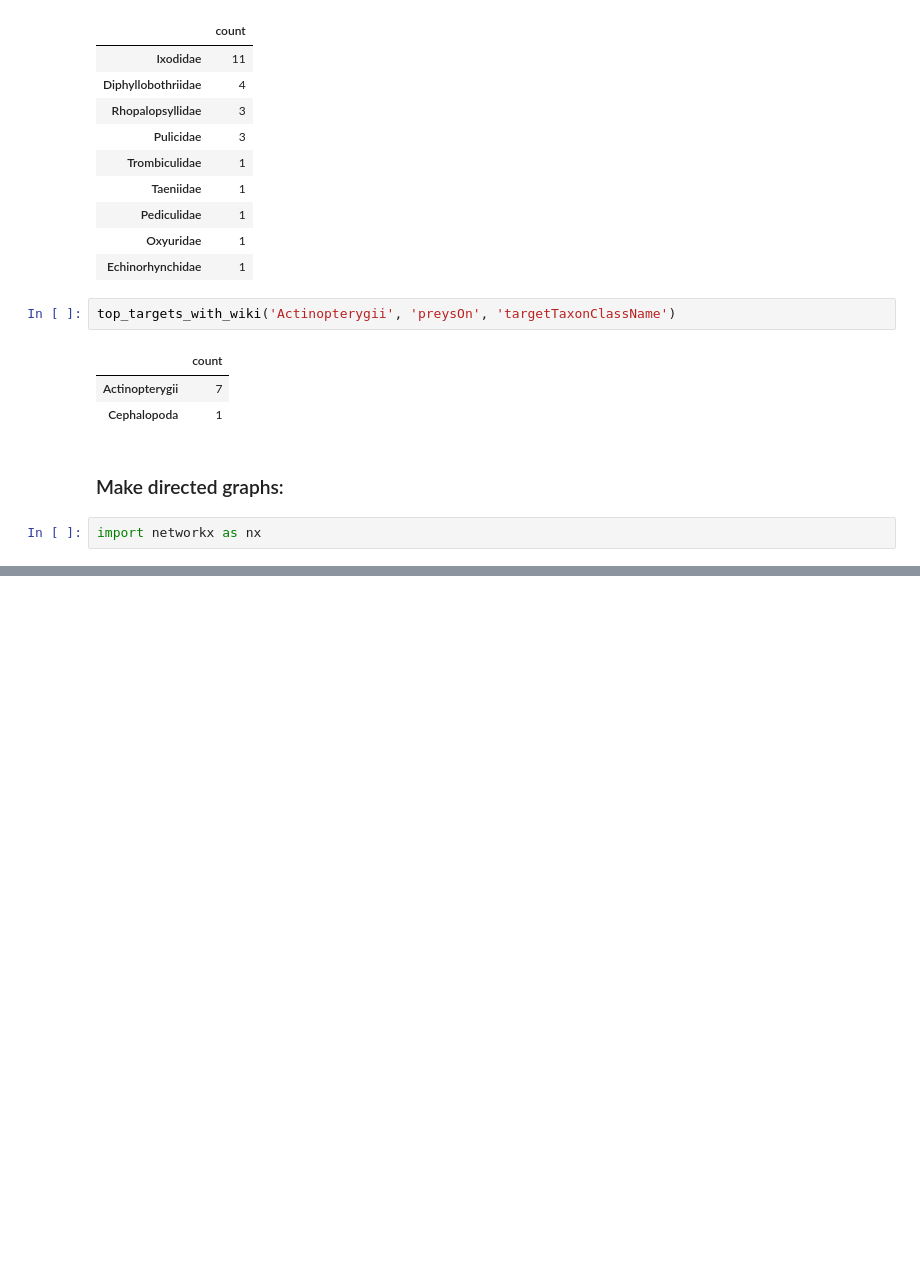
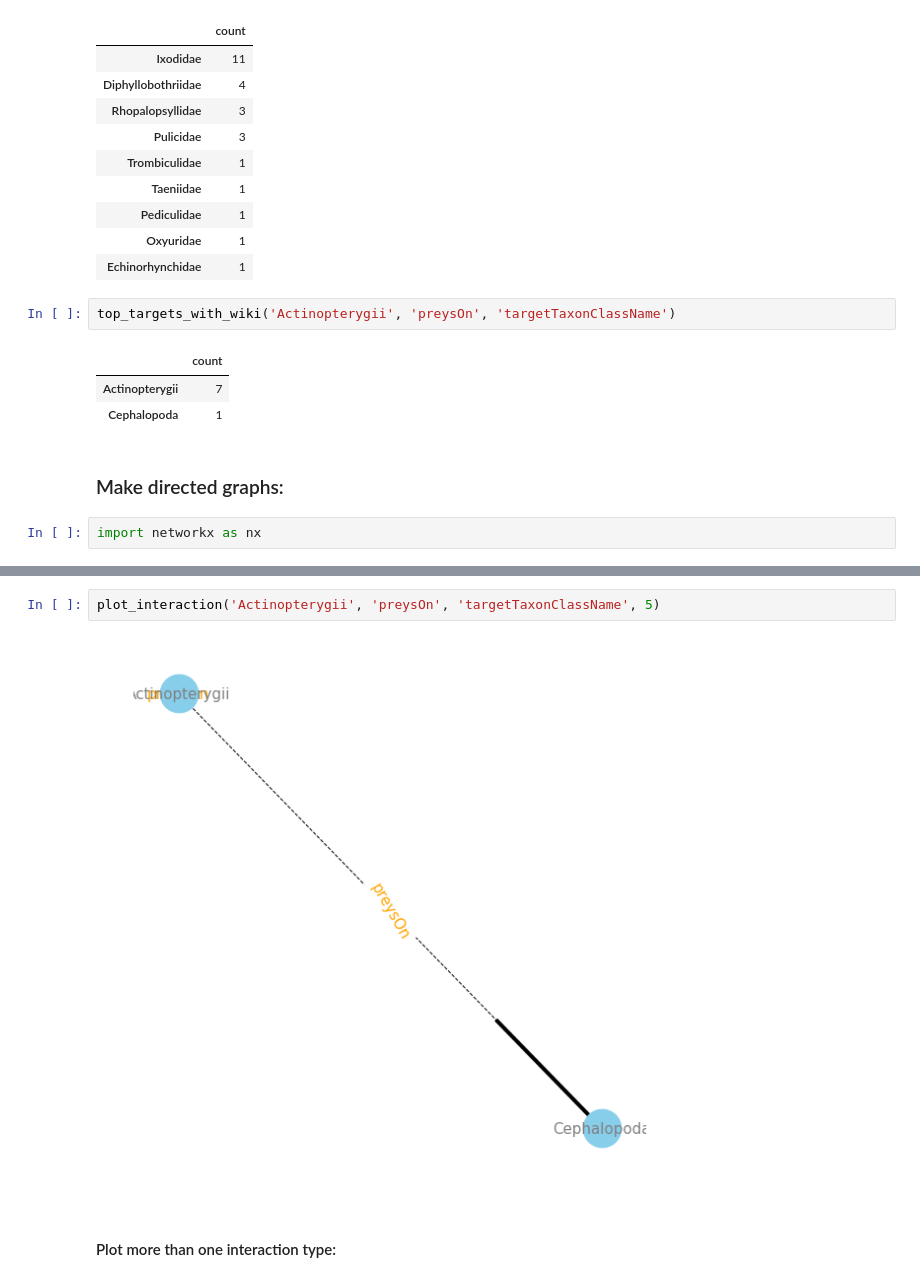
Before and after one commit to cabinetofcuriosity/globi_explore, a Jupyter notebook: notebook/with_new_tsv/Globi_exploration_new.ipynb, the cells around one changed output, grey strips where cells are left out. Cells and saved outputs as stored; diff of their text form; blank space fills up the shorter version.

```diff
--- a/notebook/with_new_tsv/Globi_exploration_new.ipynb
+++ b/notebook/with_new_tsv/Globi_exploration_new.ipynb
@@ -328 +338,7 @@ plot('Homo sapiens', 'eats', 'targetTaxonClassName', 10)
+# %%
+plot_interaction('Actinopterygii', 'preysOn', 'targetTaxonClassName', 5)
+# %% [output]
+[figure, added]
+# %% [markdown]
+#### Plot more than one interaction type:
 # %%
```
Also changed, not shown: parts of 7 cells of this notebook.
